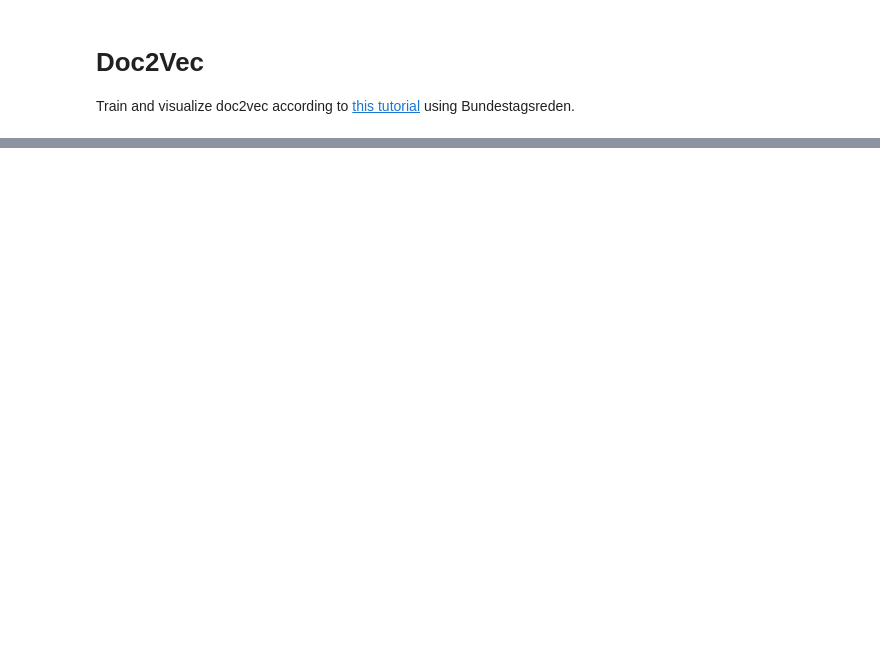
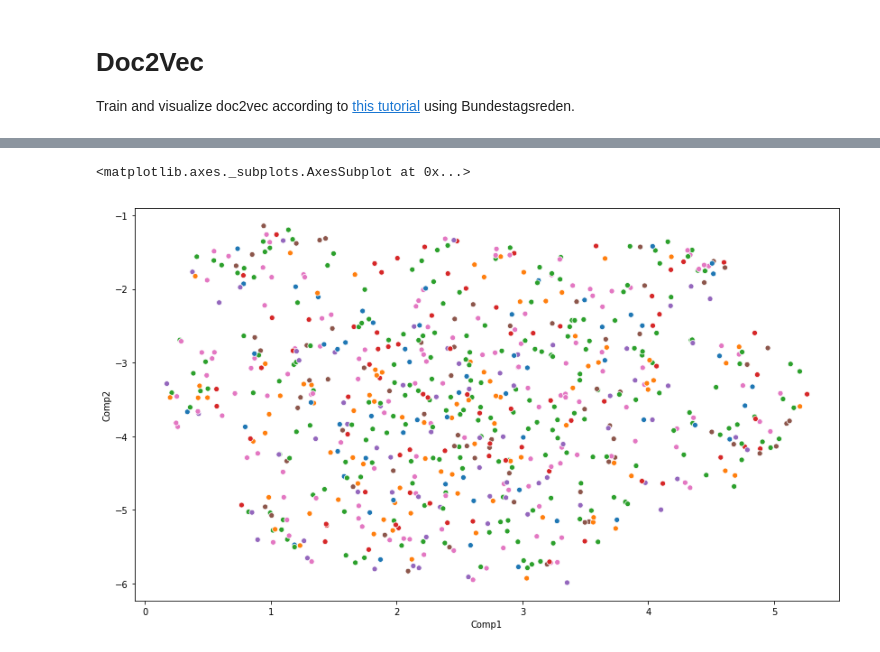
Before and after one commit to tobiaszehnder/lobby_control, a Jupyter notebook: jupyter/doc2vec.ipynb, the cells around one changed output, grey strips where cells are left out. Saved outputs shown, nothing was run; the diff lists cells and outputs as text; code cells hidden in the pictures; blank space fills up the shorter version.

```diff
--- a/jupyter/doc2vec.ipynb
+++ b/jupyter/doc2vec.ipynb
@@ -215 +215,16 @@ model8 = gensim.models.Doc2Vec.load(os.path.join(models_dir, model8_name))
+# %%
+# get embeddings from the model
+mask = [tag in candidate_data['from_name'].values for tag in model7.docvecs.offset2doctag]
+candidate_vecs = model7.docvecs.doctag_syn0[mask]
+# compute UMAP embedding and get that into pd dataframe
+embedding_model7 = umap.UMAP(n_components=2).fit_transform(candidate_vecs)
+emb_df = pd.DataFrame(embedding_model7, columns=['Comp1', 'Comp2'], index=candidate_data.index)
+emb_df['color'] = candidate_data.color
+# plot
+fig = plt.figure(figsize=(14, 8))
+#g = plt.scatter(x=emb_df.Comp1, y=emb_df.Comp2, c=emb_df.color)
+sns.scatterplot(data=emb_df, x='Comp1', y='Comp2', hue='color', legend=False)
+# %% [output]
+<matplotlib.axes._subplots.AxesSubplot at 0x...>
+[figure, added]
 # %%
```
Also changed, not shown: parts of 17 cells of this notebook, 1 other file.
